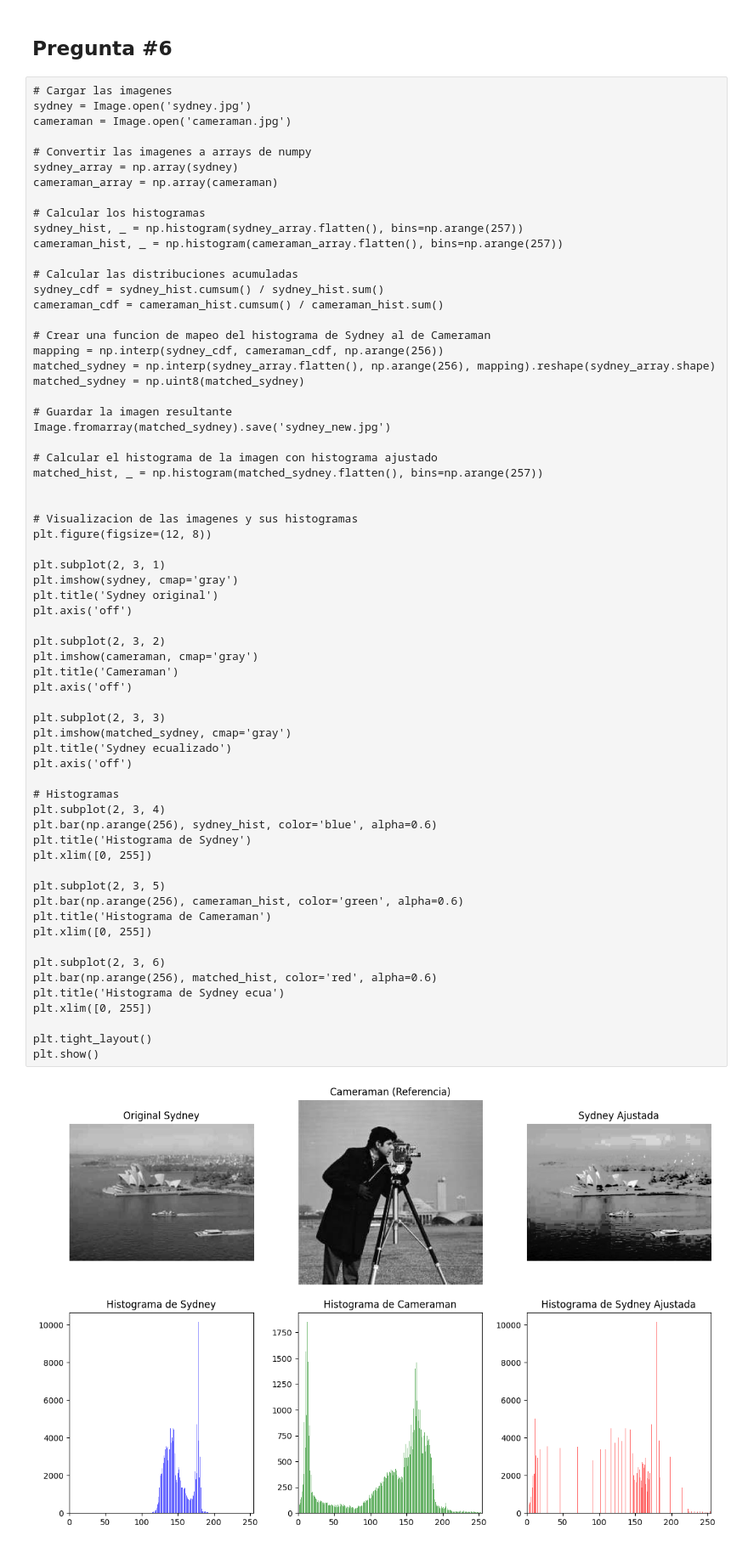
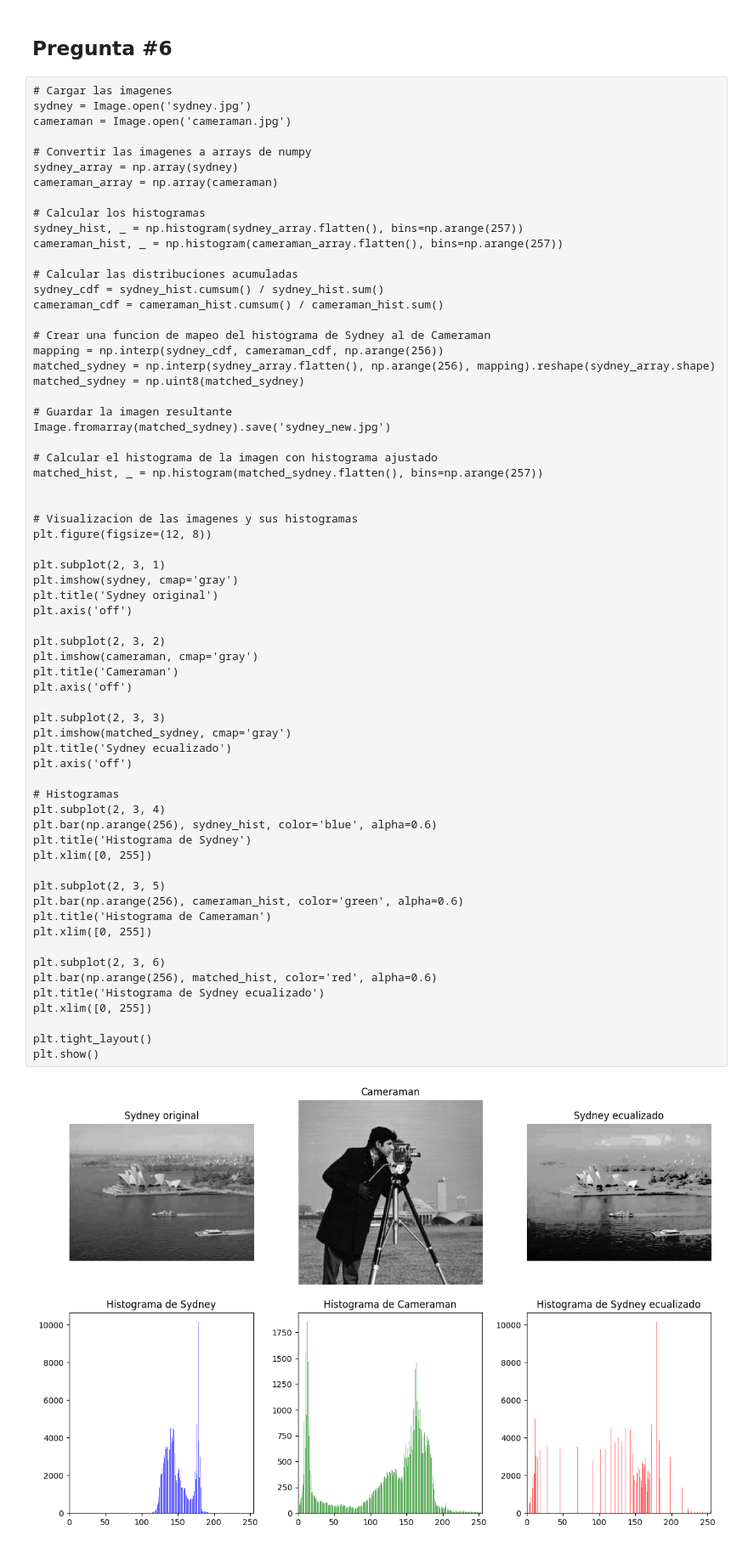
Before and after one commit to Ignaciograne/PAID, a Jupyter notebook: Catalogos/tareas_cortas_bloque1.ipynb, the cells around one changed output. Shown at 85% size. Drawn from its saved outputs; the diff is of its cells as text.

```diff
--- a/Catalogos/tareas_cortas_bloque1.ipynb
+++ b/Catalogos/tareas_cortas_bloque1.ipynb
@@ -721,32 +754,32 @@ plt.title('Sydney original')
 plt.axis('off')
 
 plt.subplot(2, 3, 2)
 plt.imshow(cameraman, cmap='gray')
 plt.title('Cameraman')
 plt.axis('off')
 
 plt.subplot(2, 3, 3)
 plt.imshow(matched_sydney, cmap='gray')
 plt.title('Sydney ecualizado')
 plt.axis('off')
 
 # Histogramas
 plt.subplot(2, 3, 4)
 plt.bar(np.arange(256), sydney_hist, color='blue', alpha=0.6)
 plt.title('Histograma de Sydney')
 plt.xlim([0, 255])
 
 plt.subplot(2, 3, 5)
 plt.bar(np.arange(256), cameraman_hist, color='green', alpha=0.6)
 plt.title('Histograma de Cameraman')
 plt.xlim([0, 255])
 
 plt.subplot(2, 3, 6)
 plt.bar(np.arange(256), matched_hist, color='red', alpha=0.6)
-plt.title('Histograma de Sydney ecua')
+plt.title('Histograma de Sydney ecualizado')
 plt.xlim([0, 255])
 
 plt.tight_layout()
 plt.show()
 # %% [output]
-[figure, old version]
+[figure, new version]
```
Also changed, not shown: parts of 7 cells of this notebook, 1 other file.
